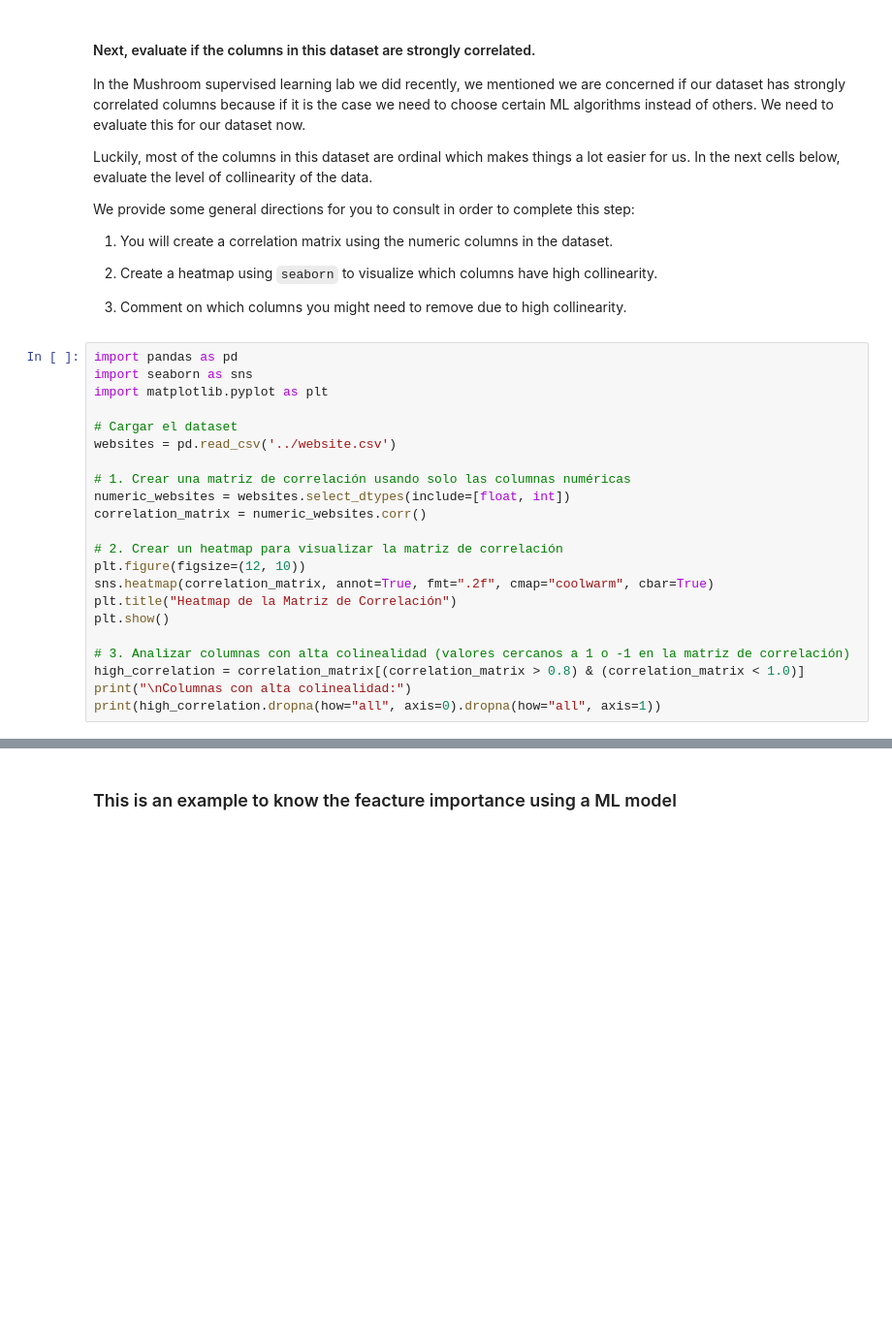
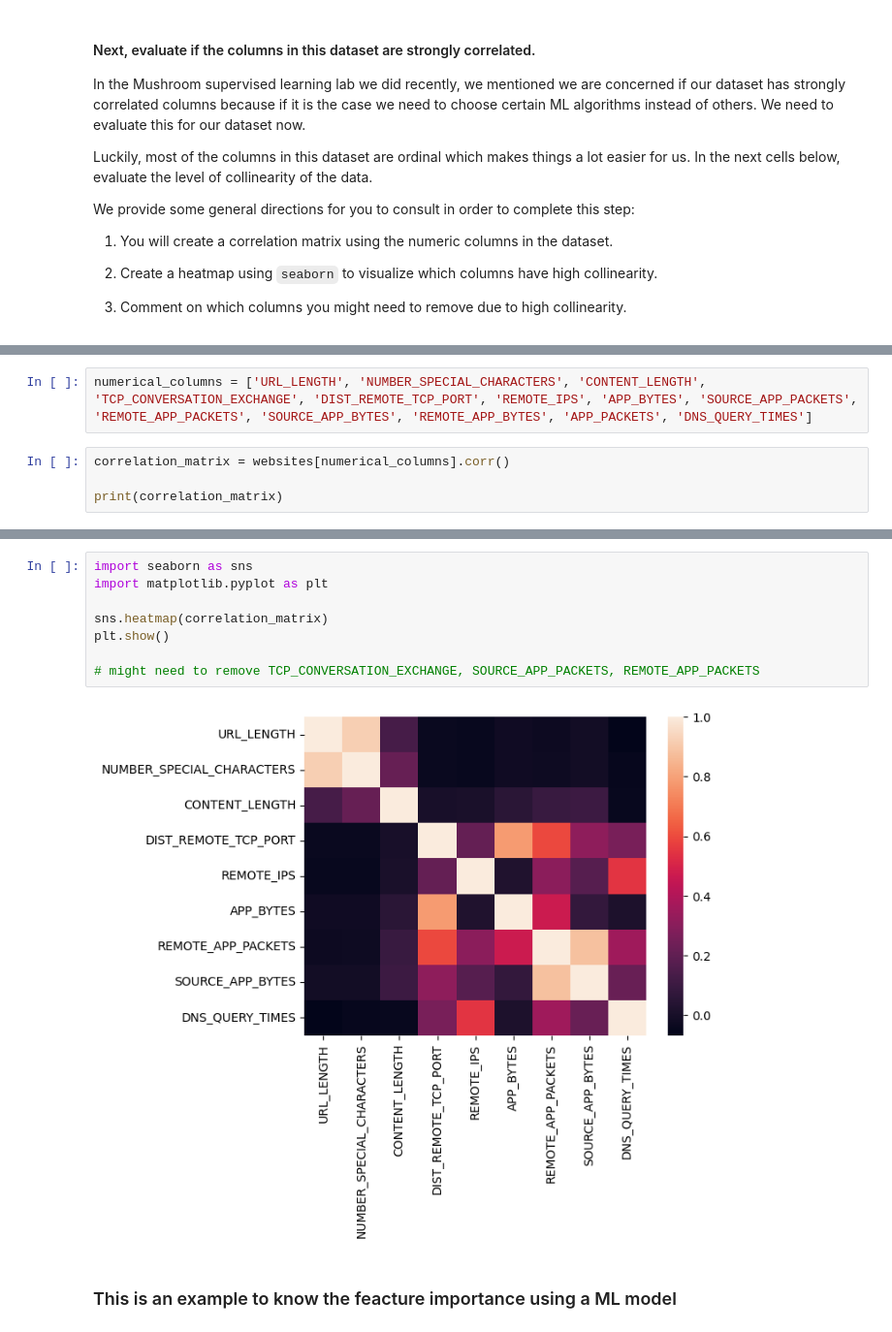
Before and after one commit to ironhack-labs/lab-supervised-learning-en, a Jupyter notebook: your-code/main.ipynb, the cells around one changed output, grey strips where cells are left out. Shown at 97% size. Saved outputs shown, nothing was run; the diff lists cells and outputs as text; blank space fills up the shorter version.

```diff
--- a/your-code/main.ipynb
+++ b/your-code/main.ipynb
@@ -168,25 +121,3 @@ We provide some general directions for you to consult in order to complete this
 1. Create a heatmap using `seaborn` to visualize which columns have high collinearity.
 
 1. Comment on which columns you might need to remove due to high collinearity.
-# %%
-import pandas as pd
-import seaborn as sns
-import matplotlib.pyplot as plt
-
-# Cargar el dataset
-websites = pd.read_csv('../website.csv')
-
-# 1. Crear una matriz de correlación usando solo las columnas numéricas
-numeric_websites = websites.select_dtypes(include=[float, int])
-correlation_matrix = numeric_websites.corr()
-
-# 2. Crear un heatmap para visualizar la matriz de correlación
-plt.figure(figsize=(12, 10))
-sns.heatmap(correlation_matrix, annot=True, fmt=".2f", cmap="coolwarm", cbar=True)
-plt.title("Heatmap de la Matriz de Correlación")
-plt.show()
-
-# 3. Analizar columnas con alta colinealidad (valores cercanos a 1 o -1 en la matriz de correlación)
-high_correlation = correlation_matrix[(correlation_matrix > 0.8) & (correlation_matrix < 1.0)]
-print("\nColumnas con alta colinealidad:")
-print(high_correlation.dropna(how="all", axis=0).dropna(how="all", axis=1))
@@ -211,0 +124,6 @@ APP_PACKETS                        0.857495               NaN          NaN
+# %%
+numerical_columns = ['URL_LENGTH', 'NUMBER_SPECIAL_CHARACTERS', 'CONTENT_LENGTH', 'TCP_CONVERSATION_EXCHANGE', 'DIST_REMOTE_TCP_PORT', 'REMOTE_IPS', 'APP_BYTES', 'SOURCE_APP_PACKETS', 'REMOTE_APP_PACKETS', 'SOURCE_APP_BYTES', 'REMOTE_APP_BYTES', 'APP_PACKETS', 'DNS_QUERY_TIMES']
+# %%
+correlation_matrix = websites[numerical_columns].corr()
+
+print(correlation_matrix)
@@ -212,3 +148,13 @@ APP_PACKETS                        0.857495               NaN          NaN
+# %%
+import seaborn as sns
+import matplotlib.pyplot as plt
+
+sns.heatmap(correlation_matrix)
+plt.show()
+
+# might need to remove TCP_CONVERSATION_EXCHANGE, SOURCE_APP_PACKETS, REMOTE_APP_PACKETS
+# %% [output]
+[figure, added]
 # %% [markdown]
 ### This is an example to know the feacture importance using a ML model
 # %%
```
Also changed, not shown: parts of 61 cells of this notebook.
